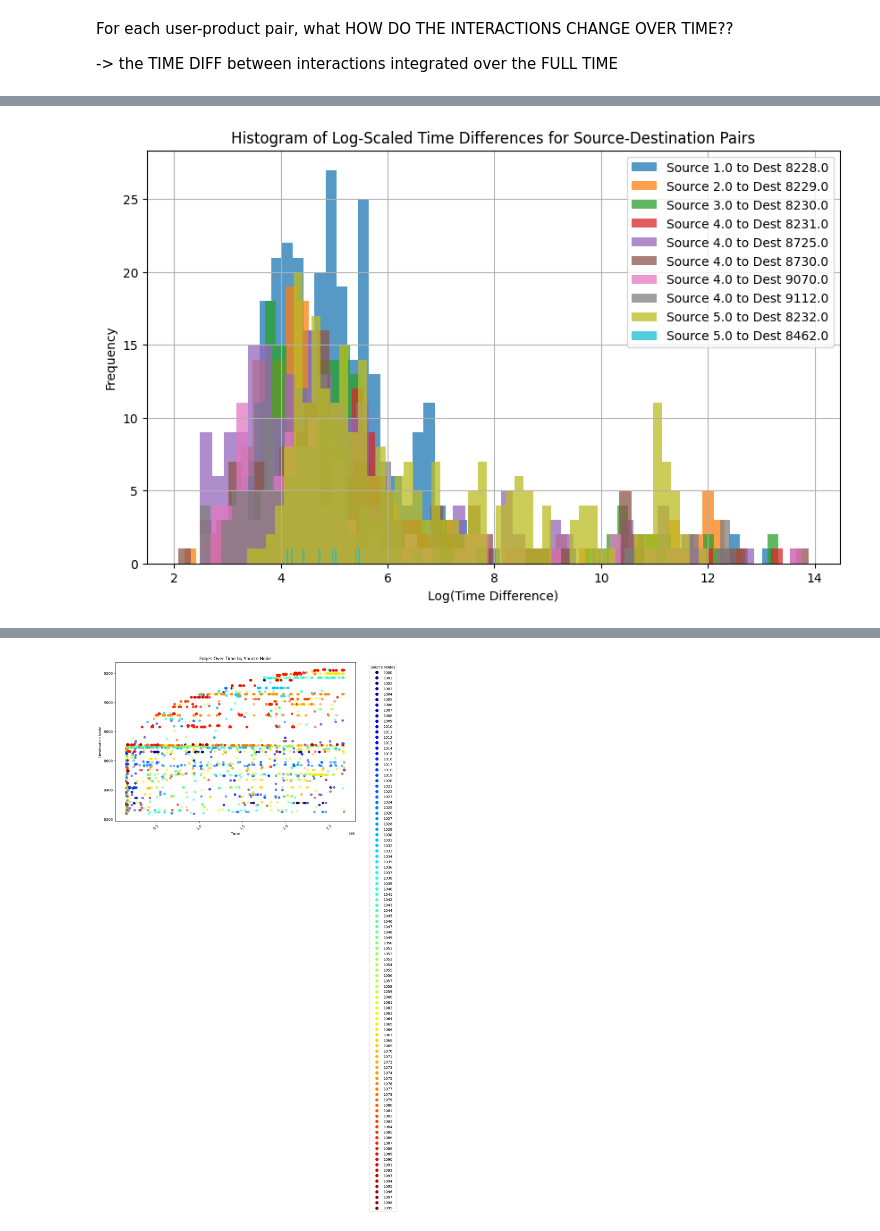
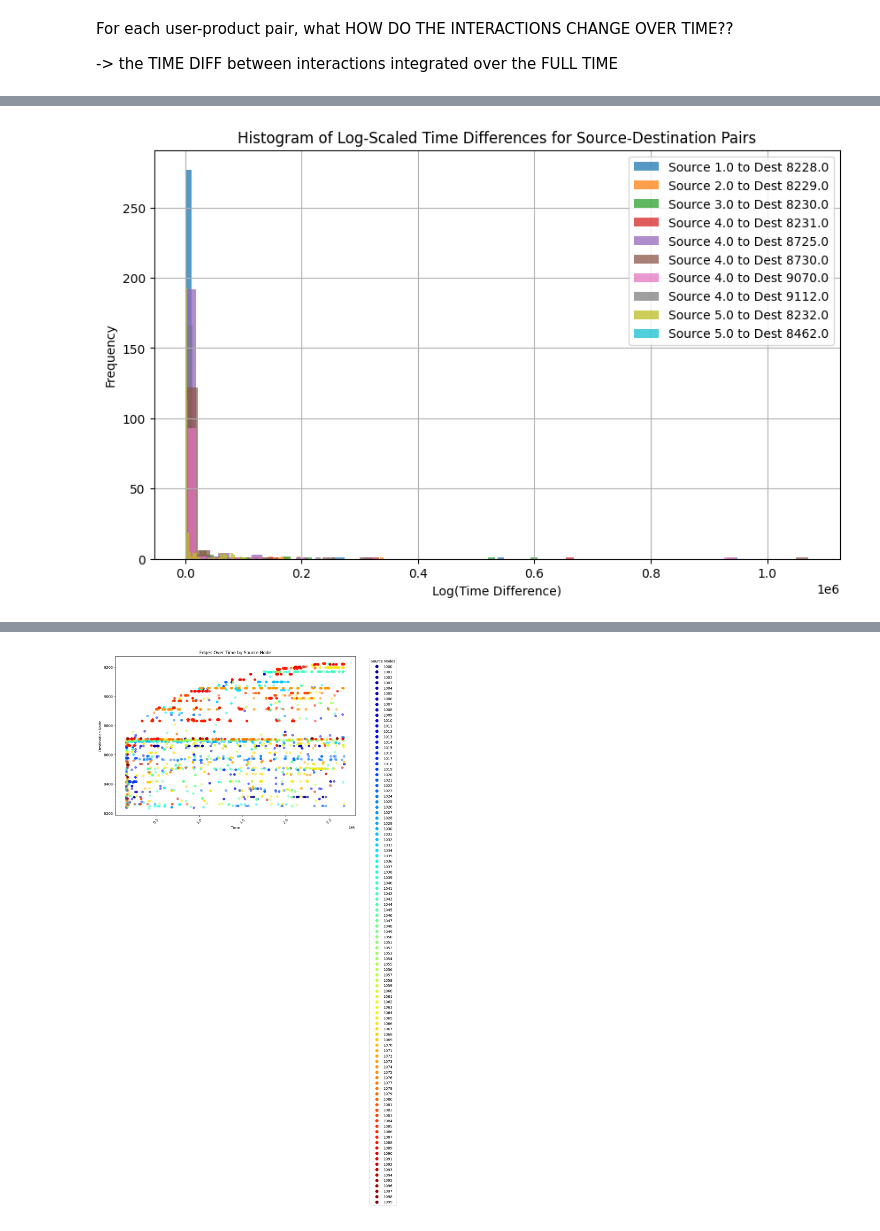
Before and after one commit to rickconci/TGL_recurrent, a Jupyter notebook: Ideas.ipynb, the cells around one changed output, grey strips where cells are left out. Cells and saved outputs as stored; diff of their text form; code cells hidden in the pictures.

```diff
--- a/Ideas.ipynb
+++ b/Ideas.ipynb
@@ -356,7 +313,7 @@ plot_histogram_for_source_destination_pairs(data_df, max_pairs=10, bins=50)
 # %%
 
 
-def plot_histogram_for_source_destination_pairs_log_scale(data_df, max_pairs=None, bins=50):
+def plot_histogram_for_source_destination_pairs(data_df, max_pairs=None, bins=50, logscale= True, inc_rand = True):
     """
     Plots the histogram of log-scaled TimeDiff for various source-destination pairs.
 
@@ -367,39 +324,55 @@ def plot_histogram_for_source_destination_pairs_log_scale(data_df, max_pairs=Non
     """
     # Group by source and destination
     grouped = data_df.groupby(['Source', 'Destination'])
 
     # Prepare the plot
     plt.figure(figsize=(10, 6))
 
     # Counter to limit the number of pairs plotted if max_pairs is set
     pair_count = 0
 
     for (source, destination), group in grouped:
+
+        time_diffs = group['TimeDiff'].dropna()
+        count = len(time_diffs) + 1
+        latest_time = group['Timestamp'][-1:]
+
+
         # Skip any groups without TimeDiff data
         if 'TimeDiff' not in group or group['TimeDiff'].isnull().all():
             continue
 
-        # Filter out non-positive values before log transformation
         positive_time_diffs = group['TimeDiff'][group['TimeDiff'] > 0]
-        log_time_diffs = np.log(positive_time_diffs)
 
-        # Plot histogram for log-scaled TimeDiff
-        plt.hist(log_time_diffs, bins=bins, label=f'Source {source} to Dest {destination}', alpha=0.75)
+        if logscale:
+            # Filter out non-positive values before log transformation
+
+            log_time_diffs = np.log(positive_time_diffs)
+            plt.hist(log_time_diffs, bins=bins, label=f'Source {source} to Dest {destination}', alpha=0.75)
+        else:
+            plt.hist(positive_time_diffs, bins=bins, label=f'Source {source} to Dest {destination}', alpha=0.75)
 
         pair_count += 1
         if max_pairs is not None and pair_count >= max_pairs:
             break
+
+    if inc_rand:
+        plt.hist(np.diff(sorted(np.random.uniform(0, int(latest_time), len(time_diffs)))), bins=bins,
+                 label=f'Random',
+                 alpha=0.75)
+
+
 
     plt.xlabel('Log(Time Difference)')
     plt.ylabel('Frequency')
     plt.title('Histogram of Log-Scaled Time Differences for Source-Destination Pairs')
     plt.legend()
     plt.grid(True)
     plt.show()
 
-plot_histogram_for_source_destination_pairs_log_scale(data_df, max_pairs=10, bins=50)
+plot_histogram_for_source_destination_pairs(data_df, max_pairs=10, bins=50, logscale=False)
 # %% [output]
-[figure, old version]
+[figure, new version]
 # %%
 
 def plot_cdf_for_source_destination_pairs(data_df, max_pairs=None, log_scale=False):
```
Also changed, not shown: parts of 20 cells of this notebook.
